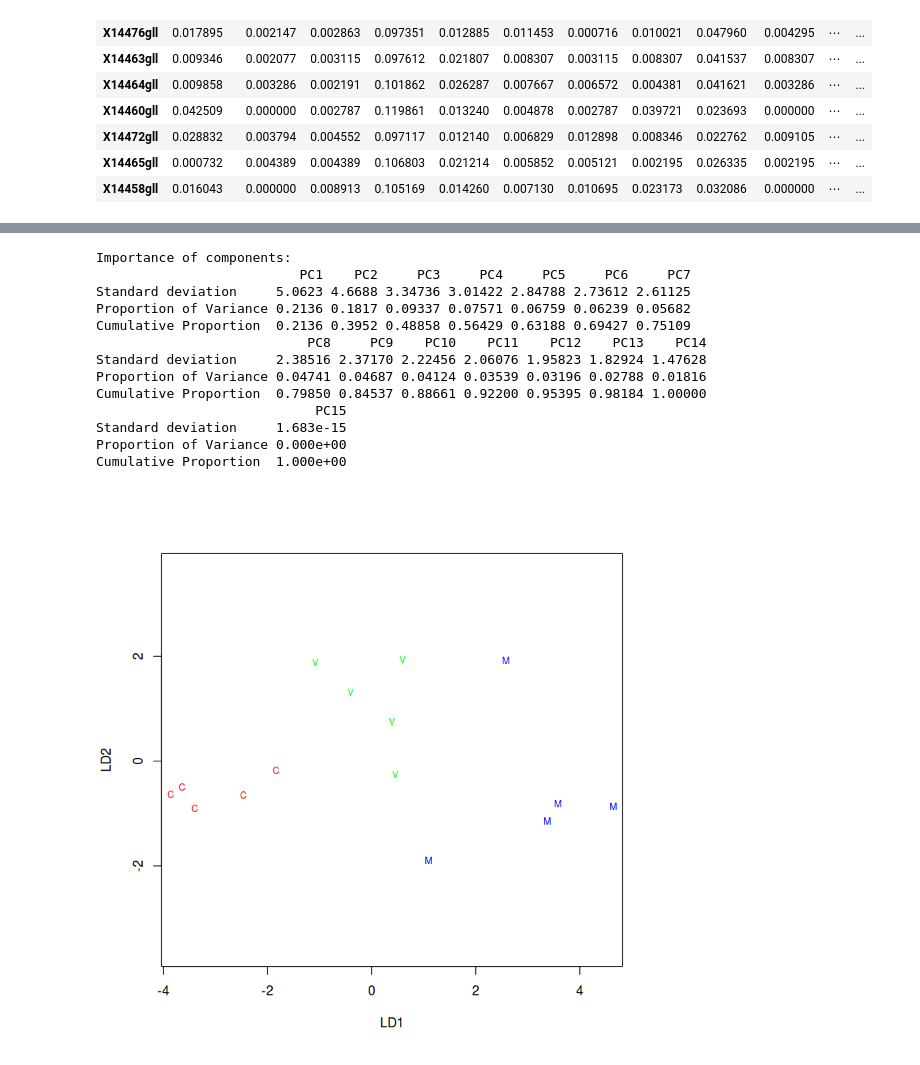
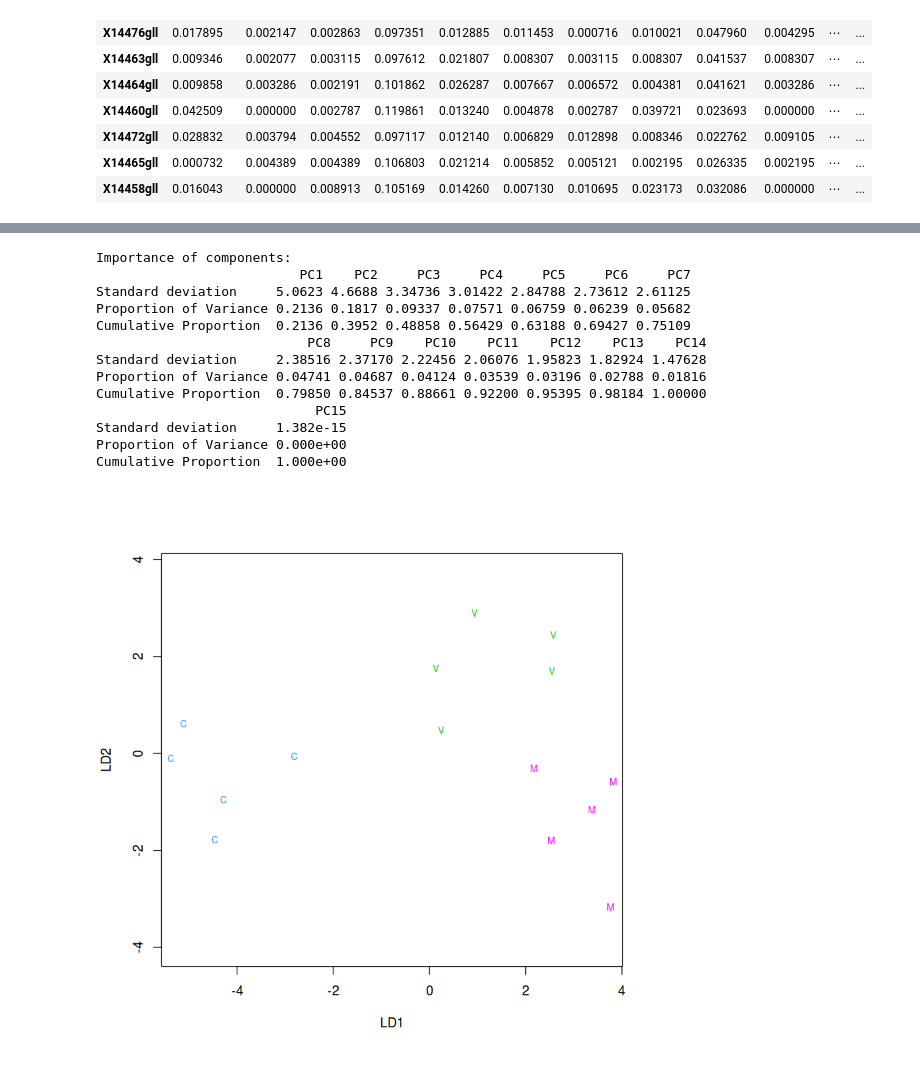
Before and after one commit to gsarti/mlda-course-units, a Jupyter notebook: 12_lda/lda.ipynb, the cells around one changed output, grey strips where cells are left out. Cells and saved outputs as stored; diff of their text form; code cells hidden in the pictures.

```diff
--- a/12_lda/lda.ipynb
+++ b/12_lda/lda.ipynb
@@ -173,0 +174,11 @@ spanish_ord
+# %%
+# Complicated way using dyplyr:
+#spanish_ord <- spanish_t %>% rownames_to_column()
+#spanish_ord <- spanish_ord %>% slice(match(spanishMeta$TextName, rowname))
+#spanish_ord <- spanish_ord %>% column_to_rownames()
+#spanish_ord
+
+# We could have achieved the same matching between spanishMeta TextNames and spanish rownames
+# by using the inner join routine in dyplyr, or:
+spanish_ord <- spanish_t[match(spanishMeta$TextName, rownames(spanish_t)),]
+spanish_ord
@@ -174,5 +202,5 @@ spanish_ord
 # %%
-spanish_pca <- prcomp(spanish_t, scale = T)
+spanish_pca <- prcomp(spanish_ord, scale = T)
 spanish_x <- data.frame(spanish_pca$x)
 # %%
 library(lattice)
@@ -194,14 +222,15 @@ Standard deviation     2.38516 2.37170 2.22456 2.06076 1.95823 1.82924 1.47628
 Proportion of Variance 0.04741 0.04687 0.04124 0.03539 0.03196 0.02788 0.01816
 Cumulative Proportion  0.79850 0.84537 0.88661 0.92200 0.95395 0.98184 1.00000
                             PC15
-Standard deviation     1.683e-15
+Standard deviation     1.382e-15
 Proportion of Variance 0.000e+00
 Cumulative Proportion  1.000e+00
 # %%
 spanish_pca_lda <- lda(spanishMeta$Author ~ PC1 + PC2 + PC3 + PC4 + PC5 + PC6 + PC7 + PC8, data = spanish_x)
-plot(spanish_pca_lda, col=c("red", "blue", "green")[spanishMeta$Author])
+# The axis represent the two most significant linear discriminant scores which can be used for classification
+plot(spanish_pca_lda, col=c("dodgerblue", "magenta", "green3")[spanishMeta$Author])
 # %% [output]
-[figure, old version]
+[figure, new version]
 # %%
 predict(spanish_pca_lda)$posterior %>% round(4)
 # %% [output]
```
Also changed, not shown: parts of 14 cells of this notebook.
